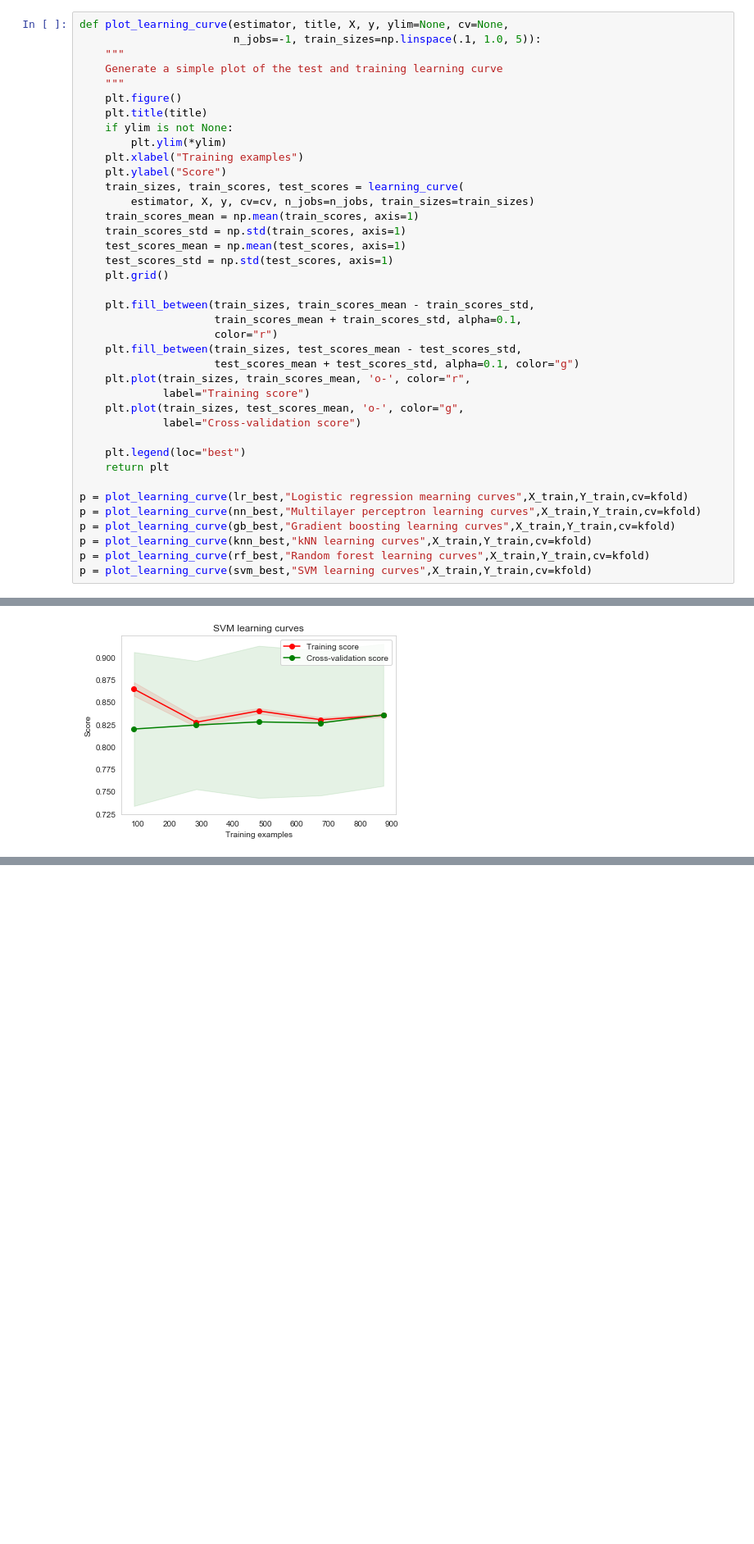
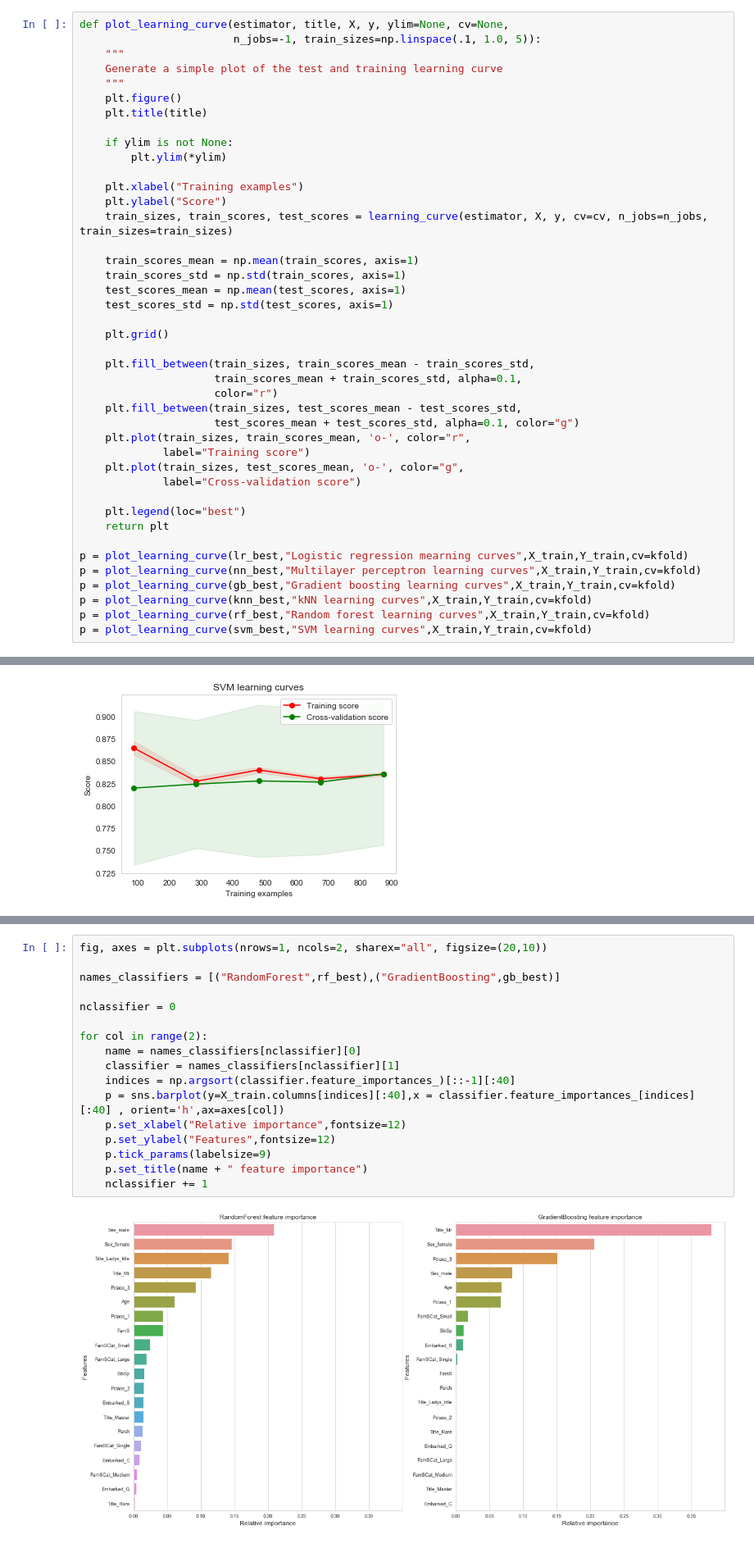
Before and after one commit to mmaku/Kaggle_titanic, a Jupyter notebook: 11 Titanic.ipynb, the cells around one changed output, grey strips where cells are left out. Shown at 82% size. Drawn from its saved outputs; the diff is of its cells as text; blank space fills up the shorter version.

```diff
--- a/11 Titanic.ipynb
+++ b/11 Titanic.ipynb
@@ -861,16 +863,19 @@ def plot_learning_curve(estimator, title, X, y, ylim=None, cv=None,
     """
     plt.figure()
     plt.title(title)
+
     if ylim is not None:
         plt.ylim(*ylim)
+
     plt.xlabel("Training examples")
     plt.ylabel("Score")
-    train_sizes, train_scores, test_scores = learning_curve(
-        estimator, X, y, cv=cv, n_jobs=n_jobs, train_sizes=train_sizes)
+    train_sizes, train_scores, test_scores = learning_curve(estimator, X, y, cv=cv, n_jobs=n_jobs, train_sizes=train_sizes)
+
     train_scores_mean = np.mean(train_scores, axis=1)
     train_scores_std = np.std(train_scores, axis=1)
     test_scores_mean = np.mean(test_scores, axis=1)
     test_scores_std = np.std(test_scores, axis=1)
+
     plt.grid()
 
     plt.fill_between(train_sizes, train_scores_mean - train_scores_std,
@@ -901,0 +909,19 @@ p = plot_learning_curve(svm_best,"SVM learning curves",X_train,Y_train,cv=kfold)
+# %%
+fig, axes = plt.subplots(nrows=1, ncols=2, sharex="all", figsize=(20,10))
+
+names_classifiers = [("RandomForest",rf_best),("GradientBoosting",gb_best)]
+
+nclassifier = 0
+
+for col in range(2):
+    name = names_classifiers[nclassifier][0]
+    classifier = names_classifiers[nclassifier][1]
+    indices = np.argsort(classifier.feature_importances_)[::-1][:40]
+    p = sns.barplot(y=X_train.columns[indices][:40],x = classifier.feature_importances_[indices][:40] , orient='h',ax=axes[col])
+    p.set_xlabel("Relative importance",fontsize=12)
+    p.set_ylabel("Features",fontsize=12)
+    p.tick_params(labelsize=9)
+    p.set_title(name + " feature importance")
+    nclassifier += 1
+# %% [output]
+[figure, added]
```
Also changed, not shown: parts of 8 cells of this notebook.
